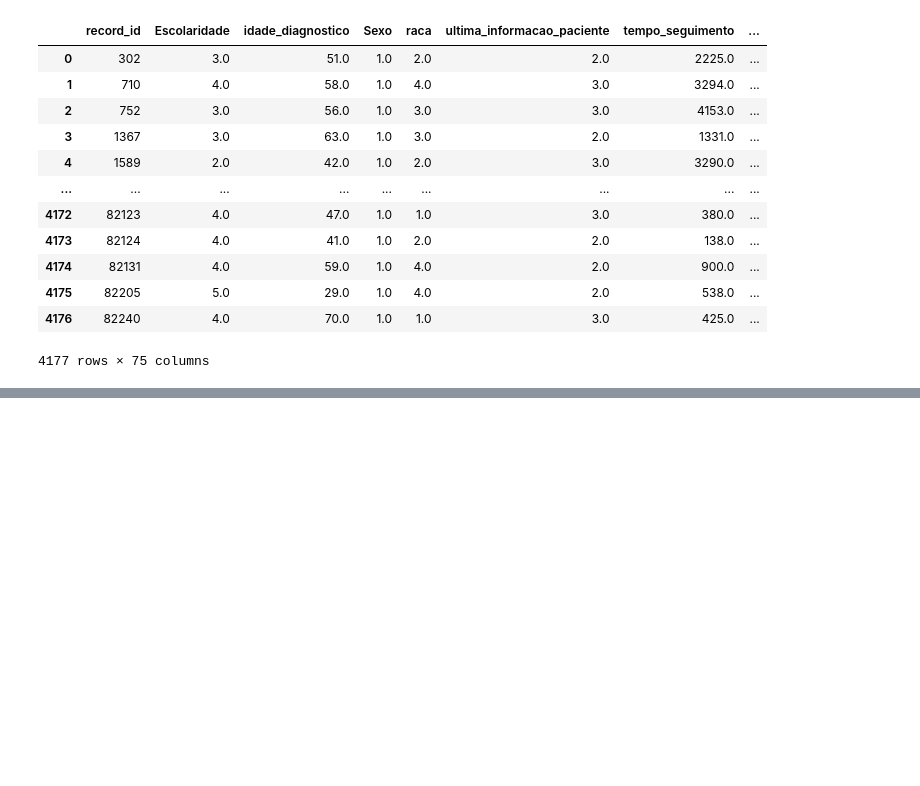
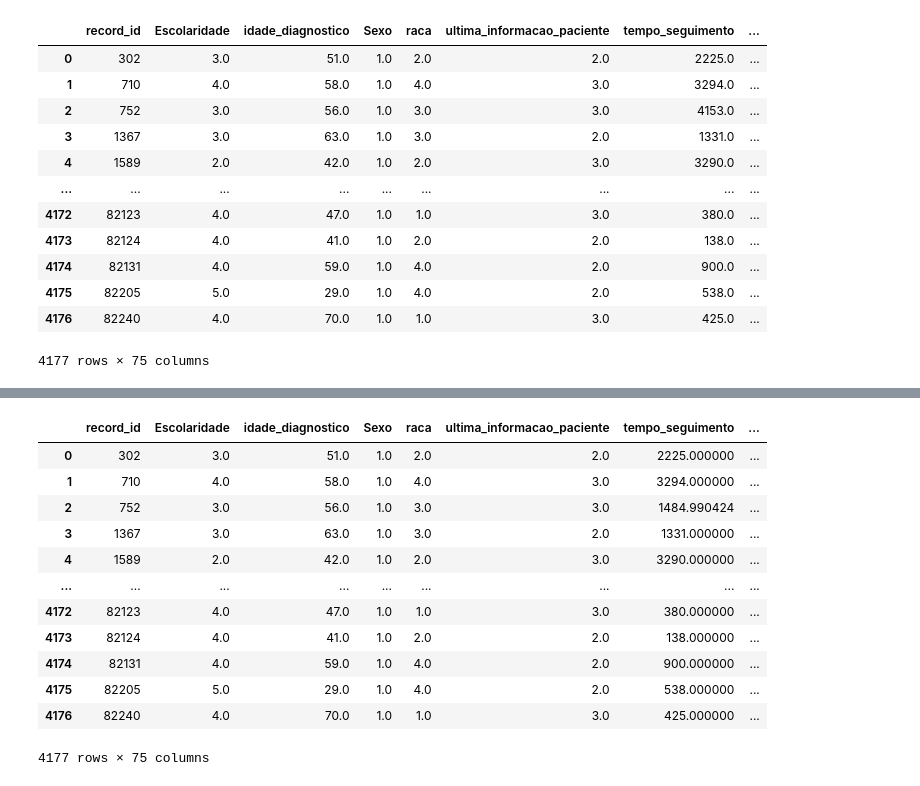
Before and after one commit to 2023M3T5-Inteli/grupo1, a Jupyter notebook: notebooks/Genesis.ipynb, the cells around one changed output, grey strips where cells are left out. Drawn from its saved outputs; the diff is of its cells as text; code cells hidden in the pictures; blank space fills up the shorter version.

```diff
--- a/notebooks/Genesis.ipynb
+++ b/notebooks/Genesis.ipynb
@@ -577,0 +603,34 @@ merged_df
+# %%
+np.random.seed(73)
+
+
+def exclui_outliers(df, col_name):
+  intervalo = 2.7 * df[col_name].std()
+  media = df[col_name].mean()
+  df.loc[df[col_name] < (media - intervalo), col_name] = media
+  df.loc[df[col_name] > (media + intervalo), col_name] = media
+
+numerical_cols = ['Escolaridade', 'idade_diagnostico', 'Sexo', 'raca',
+       'ultima_informacao_paciente', 'tempo_seguimento', 'ja_gravida',
+       'gestacao_idade', 'Por quanto tempo amamentou?',
+       'Idade da primeira mentruação', 'Qual método? (choice=outros)',
+       'Qual método? (choice=não informou)', 'consumo_alcool',
+       'historico_cancer', 'grau_parentesco_primeiro',
+       'grau_parentesco_segundo', 'grau_parentesco_terceiro', 'tratamento',
+       'anti_her2_neoadjuvante', 'primeiro_diagnostico', 'grau_histologico',
+       'subtipo_tumoral', 'receptor_estrogenio', 'receptor_progesterona',
+       'ki67', 'her2_ihc', 'her2_fish', 'morfologia_cid_o',
+       'grupo_estadio_clinico', 'classificacao_tnm_n', 'classificacao_tnm_m',
+       'metastase_cid1', 'metastase_cid2', 'metastase_cid3', 'metastase_cid4',
+       'combinacao_tratamentos', 'Ano do diagnóstico', 'lateralidade_tumor',
+       'tempo_diagnostico', 'classificacao_tnm_n_patologico',
+       'classificacao_tnm_t_patologico', 'recidiva_distancia',
+       'recidiva_regional', 'recidiva_local', 'Repeat Instance',
+       'primeiro_peso', 'primeira_altura', 'primeiro_IMC', 'ultimo_peso',
+       'ultima_altura', 'ultimo_IMC', 'diferenca_peso', 'coef_peso',
+       'diferenca_altura', 'diferenca_tempo', 'coef_peso_tempo']
+
+for col in numerical_cols:
+  exclui_outliers(merged_df, col)
+
+merged_df.fillna(merged_df.mean(), inplace=True)
@@ -577,0 +650,16 @@ merged_df
+# %%
+merged_df
+# %% [output]
+|  | record_id | Escolaridade | idade_diagnostico | Sexo | raca | ultima_informacao_paciente | tempo_seguimento | ... |
+| 0 | 302 | 3.0 | 51.0 | 1.0 | 2.0 | 2.0 | 2225.000000 | ... |
+| 1 | 710 | 4.0 | 58.0 | 1.0 | 4.0 | 3.0 | 3294.000000 | ... |
+| 2 | 752 | 3.0 | 56.0 | 1.0 | 3.0 | 3.0 | 1484.990424 | ... |
+| 3 | 1367 | 3.0 | 63.0 | 1.0 | 3.0 | 2.0 | 1331.000000 | ... |
+| 4 | 1589 | 2.0 | 42.0 | 1.0 | 2.0 | 3.0 | 3290.000000 | ... |
+| ... | ... | ... | ... | ... | ... | ... | ... | ... |
+| 4172 | 82123 | 4.0 | 47.0 | 1.0 | 1.0 | 3.0 | 380.000000 | ... |
+| 4173 | 82124 | 4.0 | 41.0 | 1.0 | 2.0 | 2.0 | 138.000000 | ... |
+| 4174 | 82131 | 4.0 | 59.0 | 1.0 | 4.0 | 2.0 | 900.000000 | ... |
+| 4175 | 82205 | 5.0 | 29.0 | 1.0 | 4.0 | 2.0 | 538.000000 | ... |
+| 4176 | 82240 | 4.0 | 70.0 | 1.0 | 1.0 | 3.0 | 425.000000 | ... |
+4177 rows × 75 columns
```
Also changed, not shown: parts of 7 cells of this notebook.
